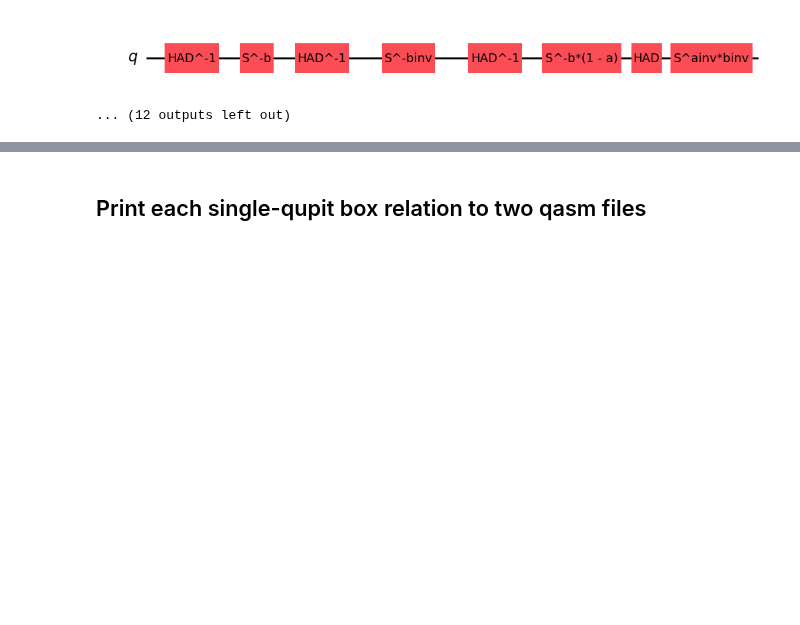
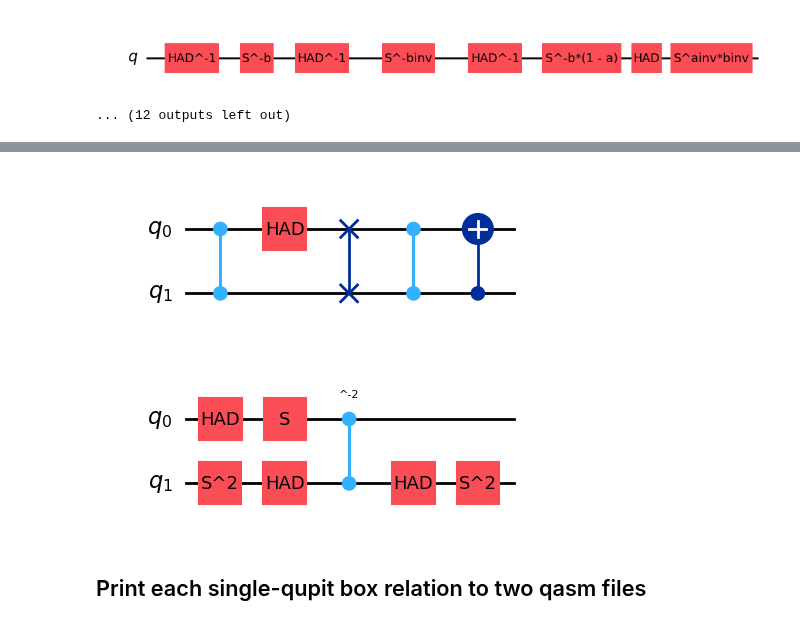
Before and after one commit to SarahMMMLi/QuditClifford, a Jupyter notebook: notebooks/BoxRelation-Soundness.ipynb, the cells around one changed output, grey strips where cells are left out. Drawn from its saved outputs; the diff is of its cells as text; code cells hidden in the pictures; blank space fills up the shorter version.

```diff
--- a/notebooks/BoxRelation-Soundness.ipynb
+++ b/notebooks/BoxRelation-Soundness.ipynb
@@ -432,3 +672,23 @@ BR3-RHS:
+# %%
+
+
+lhs = dizx.Circuit(qudit_amount=2, dim=3)
+lhs += CZ(0,1)
+lhs += HAD(0)
+lhs += SWAP(0,1)
+lhs += CZ(0,1)
+lhs += CX(1,0)
+rhs = dizx.Circuit(qudit_amount=2, dim=3)
+rhs += S(1)**2 + HAD(0)
+rhs += S(0) + HAD(1)
+rhs += CZ(0,1,2)**2
+rhs += HAD(1) + S(1)**2
+
+display(lhs.draw())
+display(rhs.draw())
+# %% [output]
+[figure, added]
+[figure, added]
 # %% [markdown]
 ## Print each single-qupit box relation to two qasm files
 # %%
```
Also changed, not shown: parts of 14 cells of this notebook.
